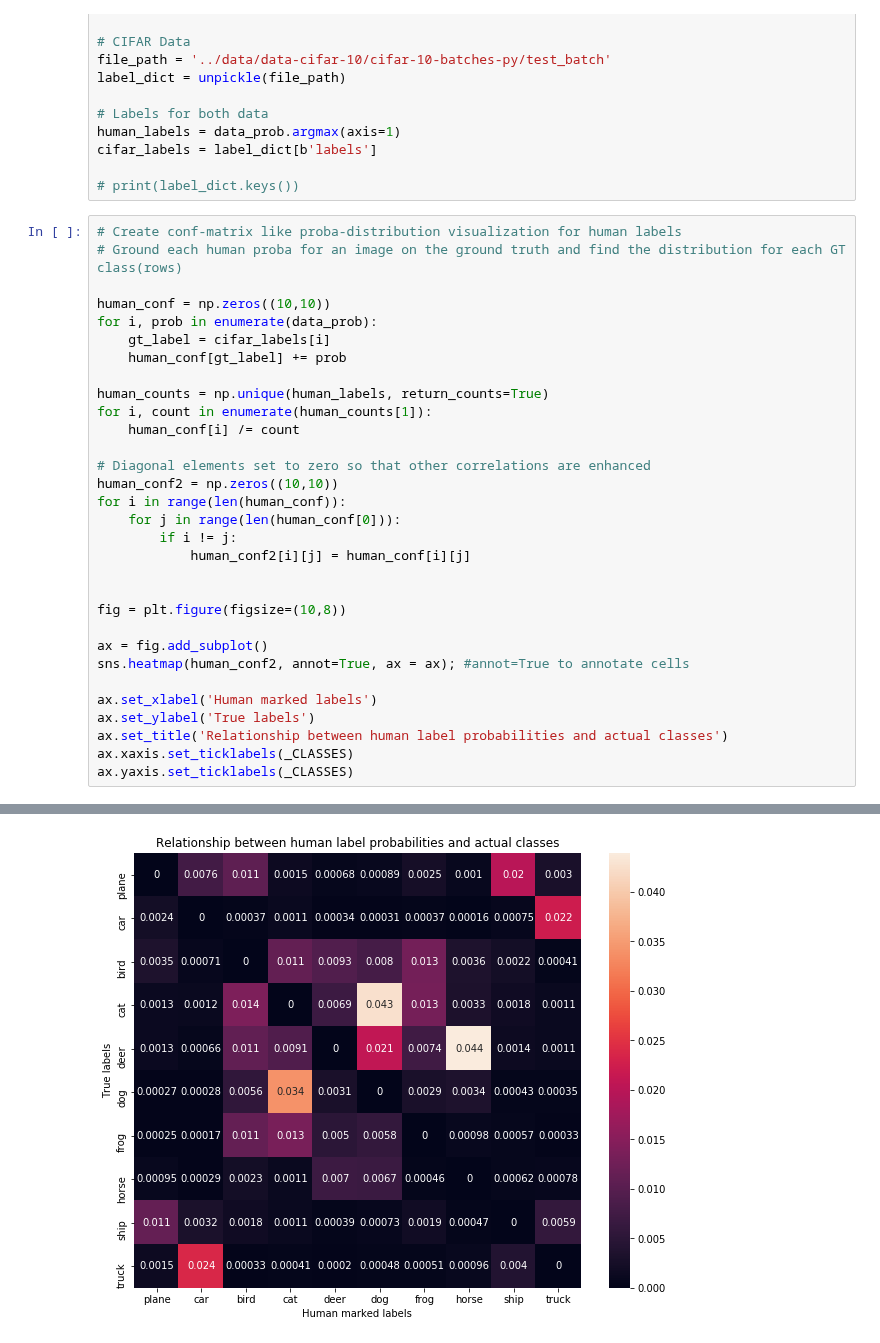
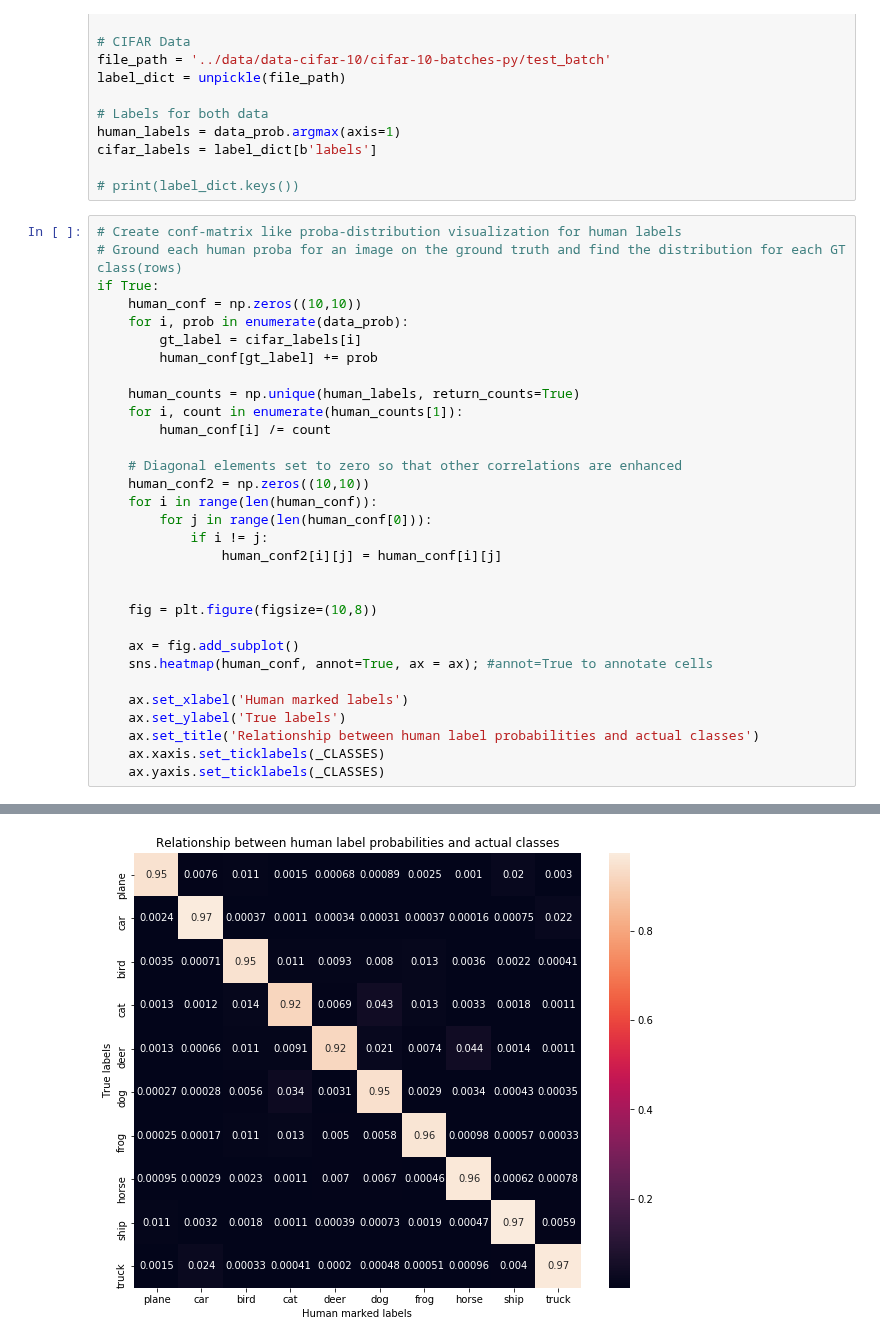
Before and after one commit to hmassa48/Distilling-with-VRM, a Jupyter notebook: eval_utils/cifar-10h.ipynb, the cells around one changed output, grey strips where cells are left out. Cells and saved outputs as stored; diff of their text form.

```diff
--- a/eval_utils/cifar-10h.ipynb
+++ b/eval_utils/cifar-10h.ipynb
@@ -83,32 +100,32 @@ cifar_labels = label_dict[b'labels']
 # %%
 # Create conf-matrix like proba-distribution visualization for human labels
 # Ground each human proba for an image on the ground truth and find the distribution for each GT class(rows)
+if True:
+    human_conf = np.zeros((10,10))
+    for i, prob in enumerate(data_prob):
+        gt_label = cifar_labels[i]
+        human_conf[gt_label] += prob
 
-human_conf = np.zeros((10,10))
-for i, prob in enumerate(data_prob):
-    gt_label = cifar_labels[i]
-    human_conf[gt_label] += prob
+    human_counts = np.unique(human_labels, return_counts=True)
+    for i, count in enumerate(human_counts[1]):
+        human_conf[i] /= count
 
-human_counts = np.unique(human_labels, return_counts=True)
-for i, count in enumerate(human_counts[1]):
-    human_conf[i] /= count
-
-# Diagonal elements set to zero so that other correlations are enhanced
-human_conf2 = np.zeros((10,10))
-for i in range(len(human_conf)):
-    for j in range(len(human_conf[0])):
-        if i != j:
-            human_conf2[i][j] = human_conf[i][j]
+    # Diagonal elements set to zero so that other correlations are enhanced
+    human_conf2 = np.zeros((10,10))
+    for i in range(len(human_conf)):
+        for j in range(len(human_conf[0])):
+            if i != j:
+                human_conf2[i][j] = human_conf[i][j]
 
 
-fig = plt.figure(figsize=(10,8))
+    fig = plt.figure(figsize=(10,8))
 
-ax = fig.add_subplot()
-sns.heatmap(human_conf2, annot=True, ax = ax); #annot=True to annotate cells
+    ax = fig.add_subplot()
+    sns.heatmap(human_conf, annot=True, ax = ax); #annot=True to annotate cells
 
-ax.set_xlabel('Human marked labels')
-ax.set_ylabel('True labels')
-ax.set_title('Relationship between human label probabilities and actual classes')
-ax.xaxis.set_ticklabels(_CLASSES)
-ax.yaxis.set_ticklabels(_CLASSES)
+    ax.set_xlabel('Human marked labels')
+    ax.set_ylabel('True labels')
+    ax.set_title('Relationship between human label probabilities and actual classes')
+    ax.xaxis.set_ticklabels(_CLASSES)
+    ax.yaxis.set_ticklabels(_CLASSES)
 # %% [output]
@@ -125,4 +132,4 @@ ax.yaxis.set_ticklabels(_CLASSES)
-[figure, old version]
+[figure, new version]
 # %%
 # Create PyTorch dataset for CIFAR images
 
```
Also changed, not shown: parts of 18 cells of this notebook, 2 other files.
